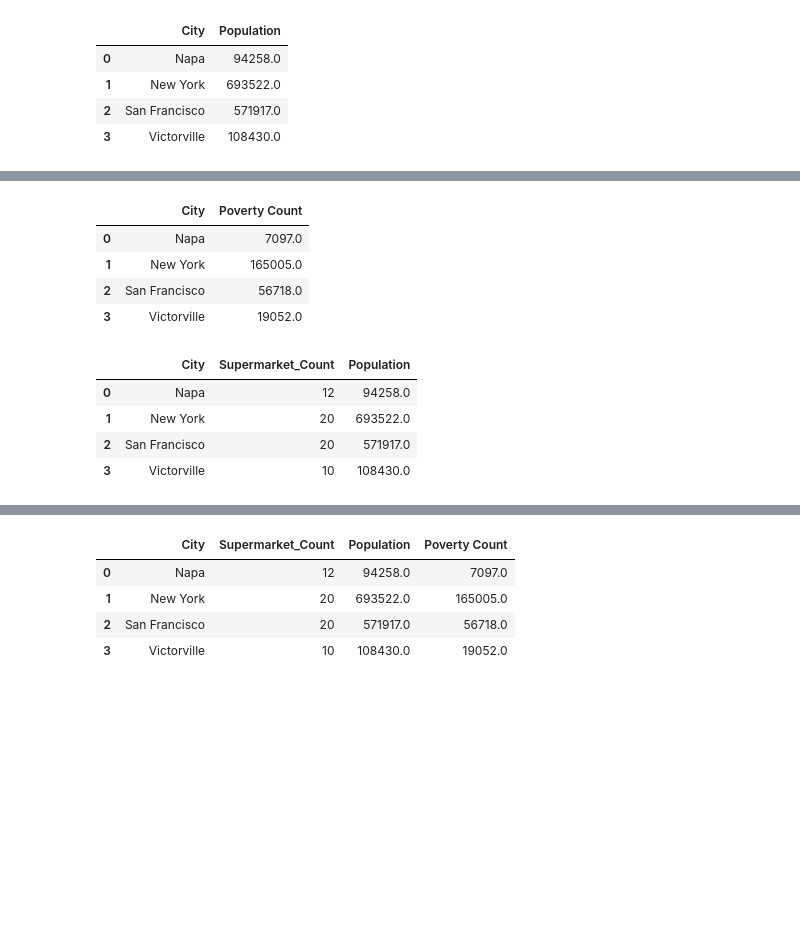
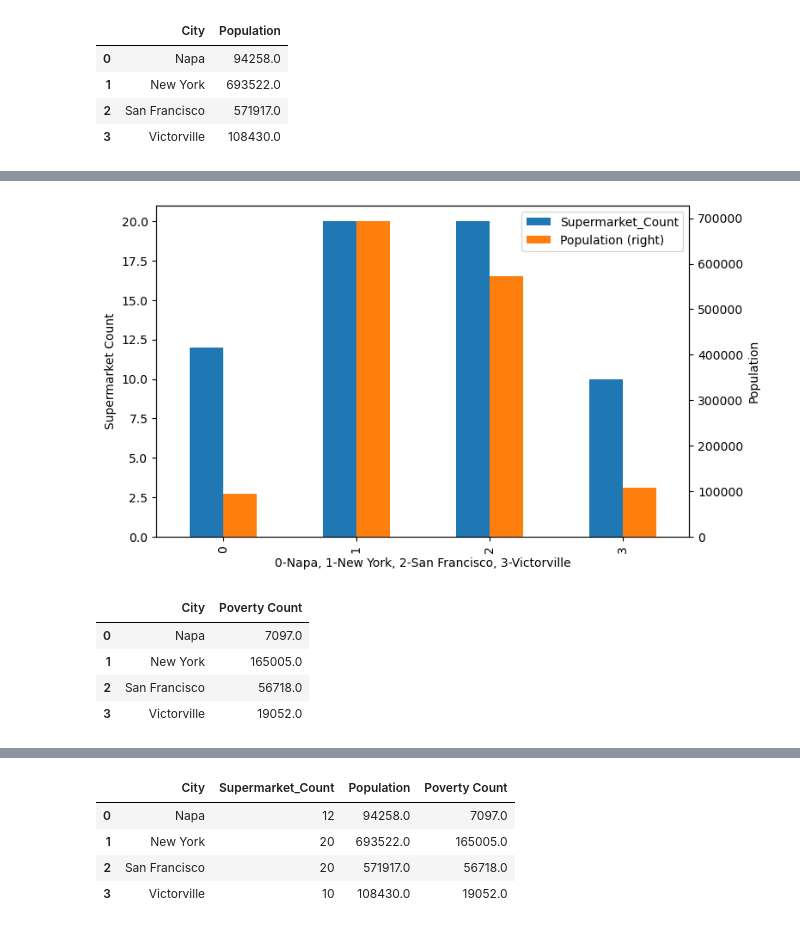
Before and after one commit to slromero/Project1, a Jupyter notebook: Project1_revised3.ipynb, the cells around one changed output, grey strips where cells are left out. Drawn from its saved outputs; the diff is of its cells as text; code cells hidden in the pictures; blank space fills up the shorter version.

```diff
--- a/Project1_revised3.ipynb
+++ b/Project1_revised3.ipynb
@@ -360,3 +299,13 @@ plt.show()
+# %%
+# Plot Supermarket Count by Population per City
+final_two.plot(kind= 'bar' , secondary_y= 'Population', figsize=(8,5))
+ax1, ax2 = plt.gcf().get_axes()
+ax1.set_ylabel('Supermarket Count')
+ax2.set_ylabel('Population')
+ax1.set_xlabel('0-Napa, 1-New York, 2-San Francisco, 3-Victorville')
+plt.show()
+# %% [output]
+[figure, added]
 # %%
 # Total Poverty Count by city
 poverty_total = supermarkets_density_final.groupby(["City"])["Poverty Count"].sum().reset_index()
@@ -369,20 +318,3 @@ poverty_total
 | 1 | New York | 165005.0 |
 | 2 | San Francisco | 56718.0 |
 | 3 | Victorville | 19052.0 |
-# %%
-# Merge city count and population count dataframes on City
-final_two = pd.merge(
-    city_count,
-    population_count,
-    how = "left",
-    on = ["City", "City"]
-)
-
-# Display dataframe
-final_two
-# %% [output]
-|  | City | Supermarket_Count | Population |
-| 0 | Napa | 12 | 94258.0 |
-| 1 | New York | 20 | 693522.0 |
-| 2 | San Francisco | 20 | 571917.0 |
-| 3 | Victorville | 10 | 108430.0 |
```
Also changed, not shown: parts of 12 cells of this notebook, 7 other files.
